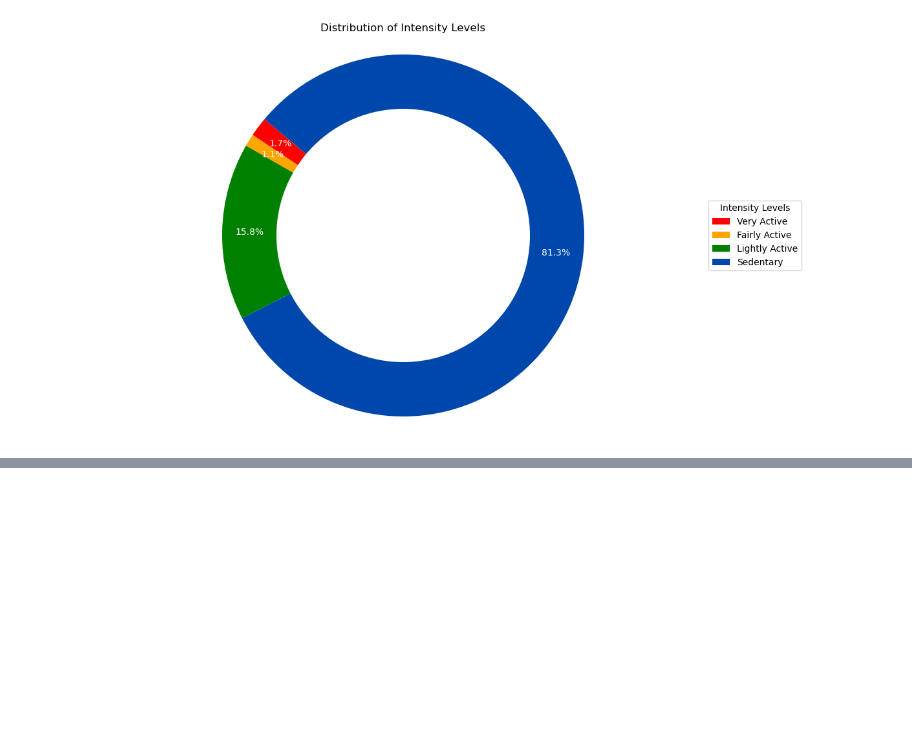
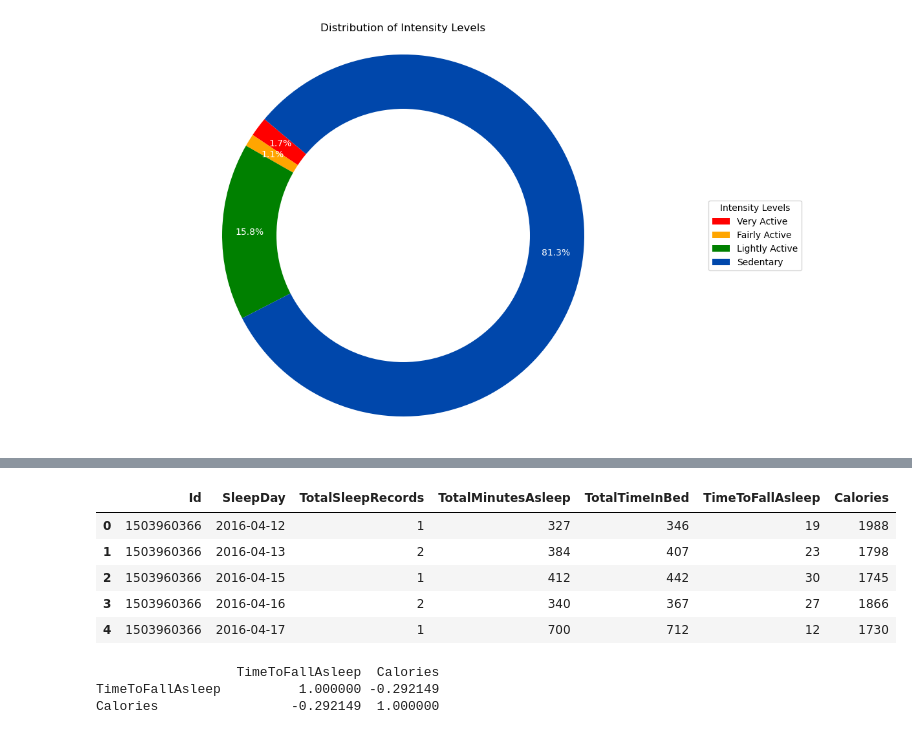
Before and after one commit to Enimien/project_1_healthcare, a Jupyter notebook: Yunnan/Untitled.ipynb, the cells around one changed output, grey strips where cells are left out. Drawn from its saved outputs; the diff is of its cells as text; code cells hidden in the pictures; blank space fills up the shorter version.

```diff
--- a/Yunnan/Untitled.ipynb
+++ b/Yunnan/Untitled.ipynb
@@ -84,0 +136,28 @@ plt.show()
+# %%
+# Aggregate the hourly calories data to daily level
+hourly_calories['Date'] = hourly_calories['ActivityHour'].dt.date
+daily_calories = hourly_calories.groupby(['Id', 'Date']).agg({'Calories': 'sum'}).reset_index()
+
+# Merge the daily calories data with the sleep data on Id and Date
+merged_df = pd.merge(sleep_data, daily_calories, left_on=['Id', 'SleepDay'], right_on=['Id', 'Date'], how='inner')
+
+# Drop the redundant Date column
+merged_df.drop(columns=['Date'], inplace=True)
+
+# Display the first few rows of the merged dataframe
+merged_df.head()
+# %% [output]
+|  | Id | SleepDay | TotalSleepRecords | TotalMinutesAsleep | TotalTimeInBed | TimeToFallAsleep | Calories |
+| 0 | 1503960366 | 2016-04-12 | 1 | 327 | 346 | 19 | 1988 |
+| 1 | 1503960366 | 2016-04-13 | 2 | 384 | 407 | 23 | 1798 |
+| 2 | 1503960366 | 2016-04-15 | 1 | 412 | 442 | 30 | 1745 |
+| 3 | 1503960366 | 2016-04-16 | 2 | 340 | 367 | 27 | 1866 |
+| 4 | 1503960366 | 2016-04-17 | 1 | 700 | 712 | 12 | 1730 |
+# %%
+# Calculate the correlation between TimeToFallAsleep and Calories burned
+correlation = merged_df[['TimeToFallAsleep', 'Calories']].corr()
+print(correlation)
+# %% [output]
+                  TimeToFallAsleep  Calories
+TimeToFallAsleep          1.000000 -0.292149
+Calories                 -0.292149  1.000000
```
Also changed, not shown: parts of 6 cells of this notebook.
